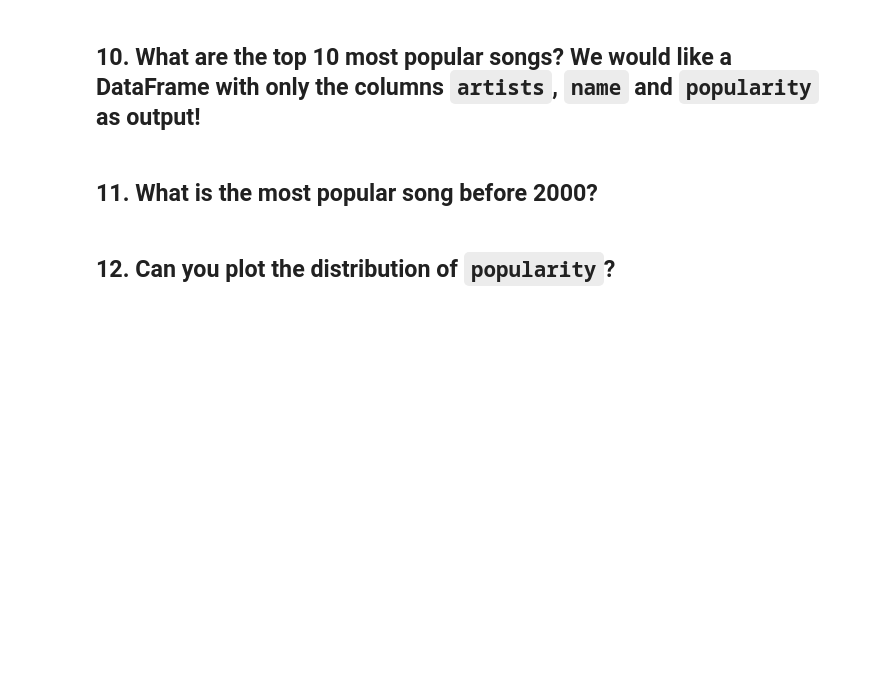
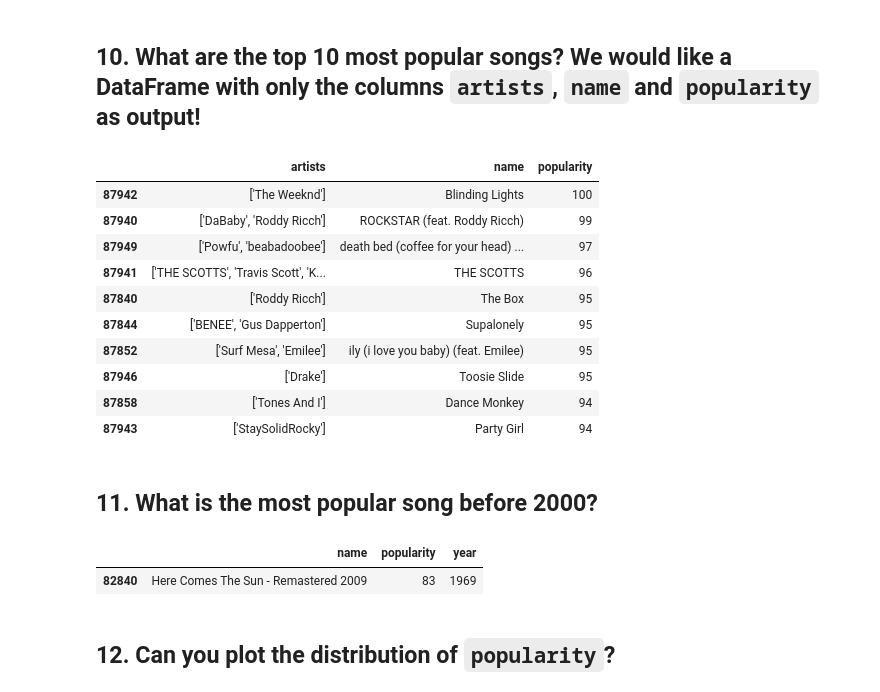
Before and after one commit to Dara-Smith/landing, a Jupyter notebook: spotify-project.ipynb, the cells around one changed output. Cells and saved outputs as stored; diff of their text form; code cells hidden in the pictures; blank space fills up the shorter version.

```diff
--- a/spotify-project.ipynb
+++ b/spotify-project.ipynb
@@ -97,2 +137,16 @@ This length is expressed in milliseconds, let's convert to days!
+# %%
+df.nlargest(10, 'popularity')[['artists', 'name', 'popularity']]
+# %% [output]
+|  | artists | name | popularity |
+| 87942 | ['The Weeknd'] | Blinding Lights | 100 |
+| 87940 | ['DaBaby', 'Roddy Ricch'] | ROCKSTAR (feat. Roddy Ricch) | 99 |
+| 87949 | ['Powfu', 'beabadoobee'] | death bed (coffee for your head) ... | 97 |
+| 87941 | ['THE SCOTTS', 'Travis Scott', 'K... | THE SCOTTS | 96 |
+| 87840 | ['Roddy Ricch'] | The Box | 95 |
+| 87844 | ['BENEE', 'Gus Dapperton'] | Supalonely | 95 |
+| 87852 | ['Surf Mesa', 'Emilee'] | ily (i love you baby) (feat. Emilee) | 95 |
+| 87946 | ['Drake'] | Toosie Slide | 95 |
+| 87858 | ['Tones And I'] | Dance Monkey | 94 |
+| 87943 | ['StaySolidRocky'] | Party Girl | 94 |
 # %% [markdown]
 ## 11. What is the most popular song before 2000?
@@ -101,3 +153,9 @@ This length is expressed in milliseconds, let's convert to days!
+# %%
+filtered_df = df[df['year'] < 2000]
+filtered_df.nlargest(1, 'popularity')[['name', 'popularity', 'year']]
+# %% [output]
+|  | name | popularity | year |
+| 82840 | Here Comes The Sun - Remastered 2009 | 83 | 1969 |
 # %% [markdown]
 ## 12. Can you plot the distribution of `popularity`?
 # %%
```
Also changed, not shown: parts of 14 cells of this notebook.
